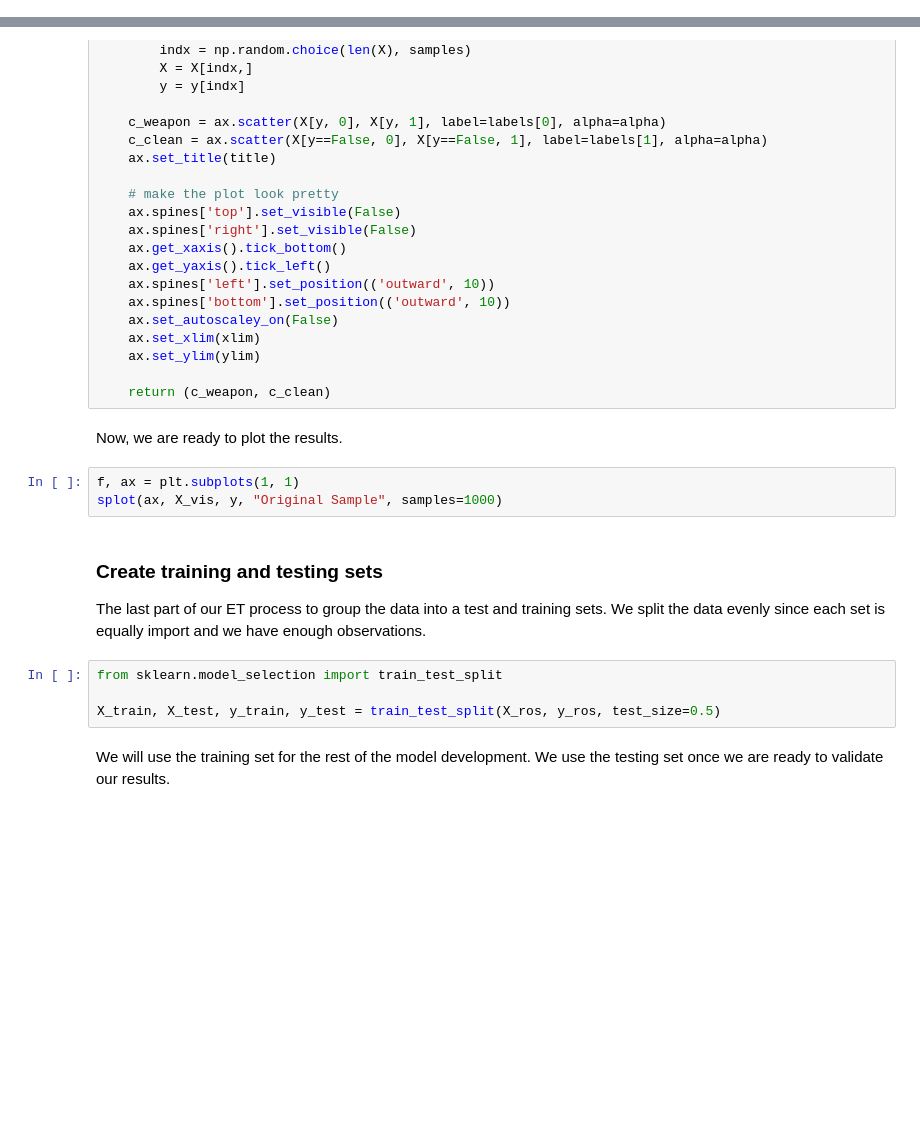
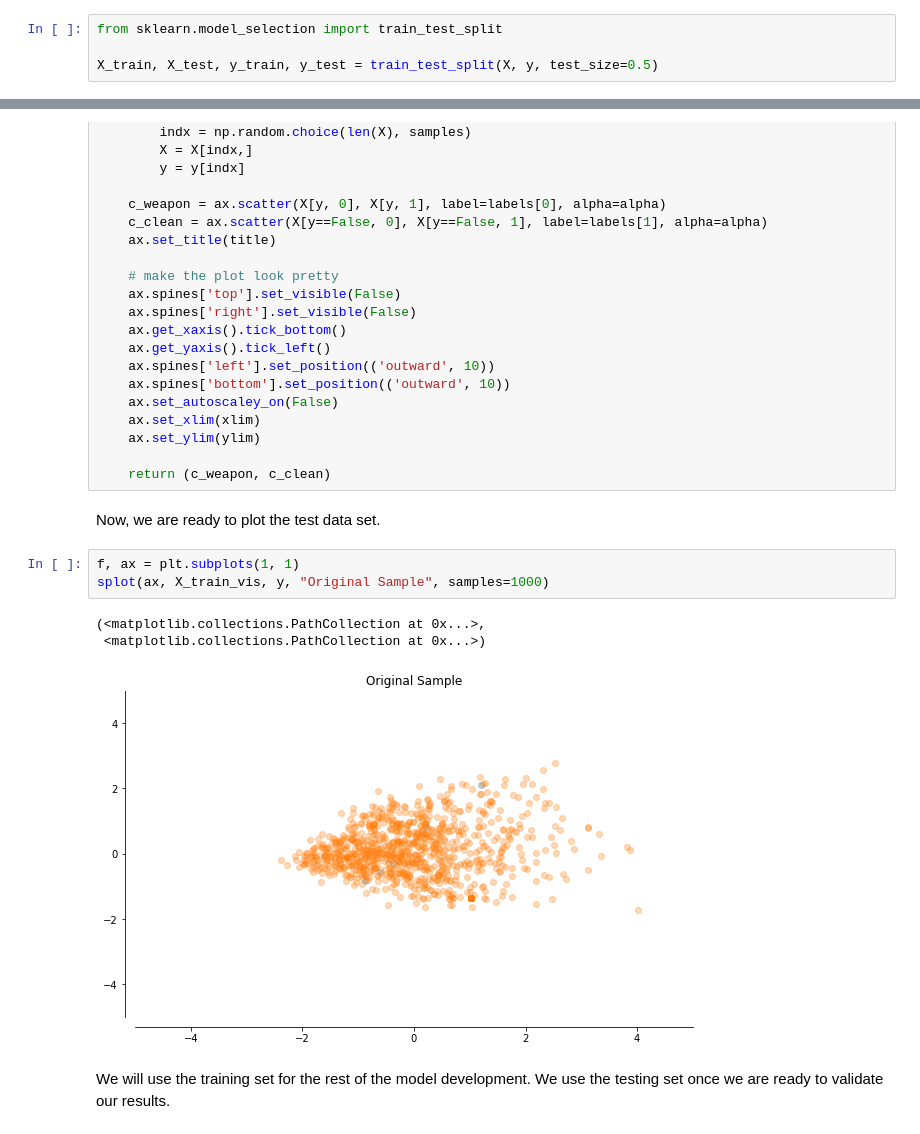
Before and after one commit to askmediagroup/TabooIglooChallenge, a Jupyter notebook: taboo-igloo-challenge.ipynb, the cells around one changed output, grey strips where cells are left out. Drawn from its saved outputs; the diff is of its cells as text; blank space fills up the shorter version.

Commit message:
Reworked (and fixed) _vis data flow

```diff
--- a/taboo-igloo-challenge.ipynb
+++ b/taboo-igloo-challenge.ipynb
@@ -144 +156,5 @@ for (i, doc) in enumerate(nlp.pipe((str(x) for x in weapons['query']))):
+# %%
+from sklearn.model_selection import train_test_split
+
+X_train, X_test, y_train, y_test = train_test_split(X, y, test_size=0.5)
 # %% [markdown]
@@ -175,18 +191,14 @@ def splot(ax, X, y, title, labels=['Weapon', 'Clean'], alpha=0.3, samples=None,
 
     return (c_weapon, c_clean)
 # %% [markdown]
-Now, we are ready to plot the results.
+Now, we are ready to plot the test data set.
 # %%
 f, ax = plt.subplots(1, 1)
-splot(ax, X_vis, y, "Original Sample", samples=1000)
+splot(ax, X_train_vis, y, "Original Sample", samples=1000)
+# %% [output]
+(<matplotlib.collections.PathCollection at 0x...>,
+ <matplotlib.collections.PathCollection at 0x...>)
+[figure, added]
-# %% [markdown]
-### Create training and testing sets
-
-The last part of our ET process to group the data into a test and training sets. We split the data evenly since each set is equally import and we have enough observations.
-# %%
-from sklearn.model_selection import train_test_split
-
-X_train, X_test, y_train, y_test = train_test_split(X_ros, y_ros, test_size=0.5)
 # %% [markdown]
 We will use the training set for the rest of the model development. We use the testing set once we are ready to validate our results.
 # %% [markdown]
```
Also changed, not shown: parts of 9 cells of this notebook.
